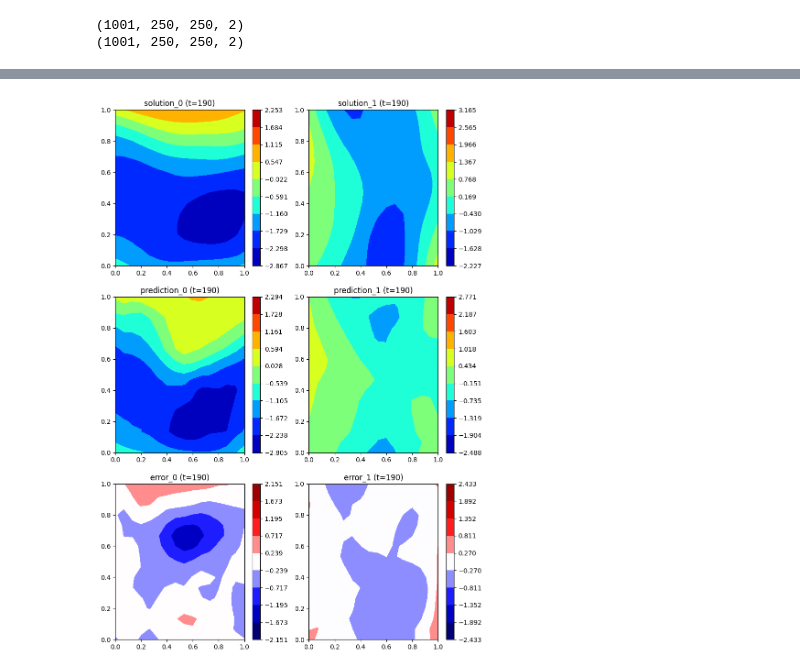
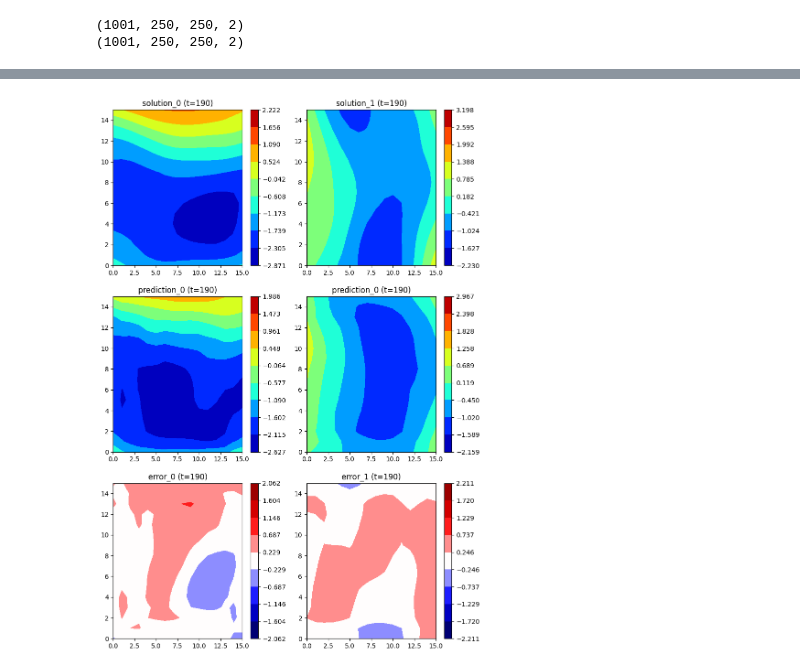
Before and after one commit to jh6220/SINNs-FEM, a Jupyter notebook: UNet_comaprison.ipynb, the cells around one changed output, grey strips where cells are left out. Cells and saved outputs as stored; diff of their text form; code cells hidden in the pictures.

```diff
--- a/UNet_comaprison.ipynb
+++ b/UNet_comaprison.ipynb
@@ -188,7 +188,8 @@ def loadData(file_path, dT_arr, gradsBC = False, slices=None, sigma=0):
             {'nodes': nodes,'elementsBoundaryNodesOnly': elementsBoundaryNodesOnly,'areaElementsBoundaryNodesOnly': areaElementsBoundaryNodesOnly,
             'isInDomainF': isInDomain,'interpSE': interpSE,'interpSD': interpSD,'interpD2B': interpD2B,'nodesCurves': nodesCurves,
             'lengthCurves': lengthCurves,'interpBC': interpBC,'interpBS': interpBS,'interpBN': interpBN,
-            'distaceCornerCurve': distanceCornerCurve, 'idxCurveCorner': idxCurveCorner, 'idxCorner': idxCorner, 'dT': i}
+            'distaceCornerCurve': distanceCornerCurve, 'idxCurveCorner': idxCurveCorner, 'idxCorner': idxCorner, 'dT': i, 'idxCurves': idxCurves,
+            'distance': distance}
         )
 
     return data_processed
@@ -252,14 +306,16 @@ distance = alpha*4/2/np.pi
 
 n_skip = 30
 n_max = 0
-X_train = np.stack([data_train[i]['interpBS'][0](distance) for i in range(0,len(data)-n_max,n_skip)],axis=0)
+# X_train = np.stack([data_train[i]['interpBS'][0](distance) for i in range(0,len(data)-n_max,n_skip)],axis=0)
+X_train = np.stack([GetX(data_train[i]) for i in range(0,len(data)-n_max,n_skip)],axis=0)
 Y_train = np.stack([data_train[i]['interpSD'](nodes) for i in range(0,len(data)-n_max,n_skip)],axis=0)
 x_mean,x_std = X_train.mean((0,1,2),keepdims=True), X_train.std((0,1,2),keepdims=True)
 y_mean,y_std = Y_train.mean((0,1,2),keepdims=True), Y_train.std((0,1,2),keepdims=True)
 X_train = (X_train-x_mean)/x_std
 Y_train = (Y_train-y_mean)/y_std
 
-X_test = np.stack([data_test[i]['interpBS'][0](distance) for i in range(0,len(data),100)],axis=0)
+# X_test = np.stack([data_test[i]['interpBS'][0](distance) for i in range(0,len(data),100)],axis=0)
+X_test = np.stack([GetX(data_test[i]) for i in range(0,len(data),100)],axis=0)
 Y_test = np.stack([data_test[i]['interpSD'](nodes) for i in range(0,len(data),100)],axis=0)
 X_test = (X_test-x_mean)/x_std
 Y_test = (Y_test-y_mean)/y_std
@@ -278,7 +334,7 @@ model.compile(
 history = model.fit(
     X_train, Y_train,
     batch_size=32,          # Adjust batch size as needed
-    epochs=200,             # Adjust the number of epochs based on your needs
+    epochs=300,             # Adjust the number of epochs based on your needs
     validation_data=(X_test, Y_test),
     shuffle=True,
     verbose=1               # Set to 1 or 2 for more/less verbose output
@@ -304,6 +369,8 @@ Epoch 200/200
 # %%
-X_test = np.stack([data_test[i]['interpBS'][0](distance) for i in range(0,len(data_test),5)],axis=0)
-Y_test = np.stack([data_test[i]['interpSD'](nodes) for i in range(0,len(data_test),5)],axis=0)
+# X_test = np.stack([data_test[i]['interpBS'][0](distance) for i in range(0,len(data),5)],axis=0)
+X_test = np.stack([GetX(data_test[i]) for i in range(0,len(data),5)],axis=0)
+Y_test = np.stack([data_test[i]['interpSD'](nodes) for i in range(0,len(data),5)],axis=0)
+
 X_test = (X_test-x_mean)/x_std
 Y_test = (Y_test-y_mean)/y_std
-Y_test_pred = model(X_test).numpy()
+Y_test_pred = model(X_test)
@@ -317,65 +387,62 @@ def AnimatePredDynamicData(y,y_pred, filename, colormap = 'jet', n_levels=10):
     if isinstance(colormap, str):
         colormap = [colormap]*3
 
-    x_grid,y_grid = np.linspace(0,1,y.shape[1]),np.linspace(0,1,y.shape[2])
-    X,Y = np.meshgrid(x_grid,y_grid)
-
     err = y-y_pred
     n_rows = 3
     n_cols = 2
     fig, axs = plt.subplots(n_rows,n_cols, figsize=(10, 15))
 
-    y_lims = [y.min((0,1,2)), y.max((0,1,2))]
-    y_pred_lims = [y_pred.min((0,1,2)), y_pred.max((0,1,2))]
-    err_lims = [-np.abs(err).max((0,1,2)), np.abs(err).max((0,1,2))]
-    y_levels = [np.linspace(y_lims[0][i],y_lims[1][i],n_levels) for i in range(2)]
-    y_pred_levels = [np.linspace(y_pred_lims[0][i],y_pred_lims[1][i],n_levels) for i in range(2)]
-    err_levels = [np.linspace(err_lims[0][i],err_lims[1][i],n_levels) for i in range(2)]
-    cont = axs[0,0].contourf(X,Y,y[0,...,0],cmap=colormap[0], levels=y_levels[0])
-    axs[0,0].set_title(f'solution_0 (t={0})')
+    y_lims = [y.min((0,1,2)),y.max((0,1,2))]
+    y_levels = [np.linspace(y_lims[0][0],y_lims[1][0],n_levels),np.linspace(y_lims[0][1],y_lims[1][1],n_levels)]
+    cont = axs[0,0].contourf(y[0,...,0],cmap=colormap[0], levels=y_levels[0])
+    axs[0,0].set_title(f"solution_0 (t={0})")
     fig.colorbar(cont, ax=axs[0,0])
-    cont = axs[0,1].contourf(X,Y,y[0,...,1],cmap=colormap[0], levels=y_levels[1])
-    axs[0,1].set_title(f'solution_1 (t={0})')
+    cont = axs[0,1].contourf(y[0,...,1],cmap=colormap[0], levels=y_levels[1])
+    axs[0,1].set_title(f"solution_1 (t={0})")
     fig.colorbar(cont, ax=axs[0,1])
 
-    cont = axs[1,0].contourf(X,Y,y_pred[0,...,0],cmap=colormap[1], levels=y_pred_levels[0])
-    axs[1,0].set_title(f'prediction_0 (t={0})')
+    y_pred_lims = [y_pred.min((0,1,2)),y_pred.max((0,1,2))]
+    y_pred_levels = [np.linspace(y_pred_lims[0][0],y_pred_lims[1][0],n_levels),np.linspace(y_pred_lims[0][1],y_pred_lims[1][1],n_levels)]
+    cont = axs[1,0].contourf(y_pred[0,...,0],cmap=colormap[1], levels=y_pred_levels[0])
+    axs[1,0].set_title(f"prediction_0 (t={0})")
     fig.colorbar(cont, ax=axs[1,0])
-    cont = axs[1,1].contourf(X,Y,y_pred[0,...,1],cmap=colormap[1], levels=y_pred_levels[1])
-    axs[1,1].set_title(f'prediction_1 (t={0})')
+    cont = axs[1,1].contourf(y_pred[0,...,1],cmap=colormap[1], levels=y_pred_levels[1])
+    axs[1,1].set_title(f"prediction_0 (t={0})")
     fig.colorbar(cont, ax=axs[1,1])
 
-    cont = axs[2,0].contourf(X,Y,err[0,...,0],cmap=colormap[2], levels=err_levels[0])
-    axs[2,0].set_title(f'error_0 (t={0})')
+    err_max = np.abs(err).max((0,1,2))
+    levels_err = [np.linspace(-err_max[0],err_max[0],n_levels),np.linspace(-err_max[1],err_max[1],n_levels)]
+    cont = axs[2,0].contourf(err[0,...,0],cmap=colormap[2], levels=levels_err[0])
+    axs[2,0].set_title(f"error_0 (t={0})")
     fig.colorbar(cont, ax=axs[2,0])
-    cont = axs[2,1].contourf(X,Y,err[0,...,1],cmap=colormap[2], levels=err_levels[1])
-    axs[2,1].set_title(f'error_1 (t={0})')
+    cont = axs[2,1].contourf(err[0,...,1],cmap=colormap[2], levels=levels_err[1])
+    axs[2,1].set_title(f"error_1 (t={0})")
     fig.colorbar(cont, ax=axs[2,1])
 
     # animation function
     def animate(j):
-        cont = axs[0,0].contourf(X,Y,y[j,...,0],cmap=colormap[0], levels=y_levels[0])
-        axs[0,0].set_title(f'solution_0 (t={j})')
-        cont = axs[0,1].contourf(X,Y,y[j,...,1],cmap=colormap[0], levels=y_levels[1])
-        axs[0,1].set_title(f'solution_1 (t={j})')
+        cont = axs[0,0].contourf(y[j,...,0],cmap=colormap[0], levels=y_levels[0])
+        axs[0,0].set_title(f"solution_0 (t={j})")
+        cont = axs[0,1].contourf(y[j,...,1],cmap=colormap[0], levels=y_levels[1])
+        axs[0,1].set_title(f"solution_1 (t={j})")
 
-        cont = axs[1,0].contourf(X,Y,y_pred[j,...,0],cmap=colormap[1], levels=y_pred_levels[0])
-        axs[1,0].set_title(f'prediction_0 (t={j})')
-        cont = axs[1,1].contourf(X,Y,y_pred[j,...,1],cmap=colormap[1], levels=y_pred_levels[1])
-        axs[1,1].set_title(f'prediction_1 (t={j})')
+        cont = axs[1,0].contourf(y_pred[j,...,0],cmap=colormap[1], levels=y_pred_levels[0])
+        axs[1,0].set_title(f"prediction_0 (t={j})")
+        cont = axs[1,1].contourf(y_pred[j,...,1],cmap=colormap[1], levels=y_pred_levels[1])
+        axs[1,1].set_title(f"prediction_0 (t={j})")
 
-        cont = axs[2,0].contourf(X,Y,err[j,...,0],cmap=colormap[2], levels=err_levels[0])
-        axs[2,0].set_title(f'error_0 (t={j})')
-        cont = axs[2,1].contourf(X,Y,err[j,...,1],cmap=colormap[2], levels=err_levels[1])
-        axs[2,1].set_title(f'error_1 (t={j})')
+        cont = axs[2,0].contourf(err[j,...,0],cmap=colormap[2], levels=levels_err[0])
+        axs[2,0].set_title(f"error_0 (t={j})")
+        cont = axs[2,1].contourf(err[j,...,1],cmap=colormap[2], levels=levels_err[1])
+        axs[2,1].set_title(f"error_1 (t={j})")
         return None
 
     anim = animation.FuncAnimation(fig, animate, frames=y.shape[0]-2, interval=50, repeat=False)
     anim.save(f'{filename}.gif', writer='pillow')
     return anim
 
 # Example Usage
-anim = AnimatePredDynamicData(Y_test, Y_test_pred,"gifs/DynamicData/predDynamicData4000_20_UNET", colormap=['jet','jet','seismic'], n_levels=10)
+anim = AnimatePredDynamicData(Y_test, Y_test_pred.numpy(),"gifs/DynamicData/predDynamicData4000_20_UNET", colormap=['jet','jet','seismic'], n_levels=10)
 plt.show()
 # %% [output]
-[figure, old version]
+[figure, new version]
```
Also changed, not shown: parts of 15 cells of this notebook, 8 other files.
